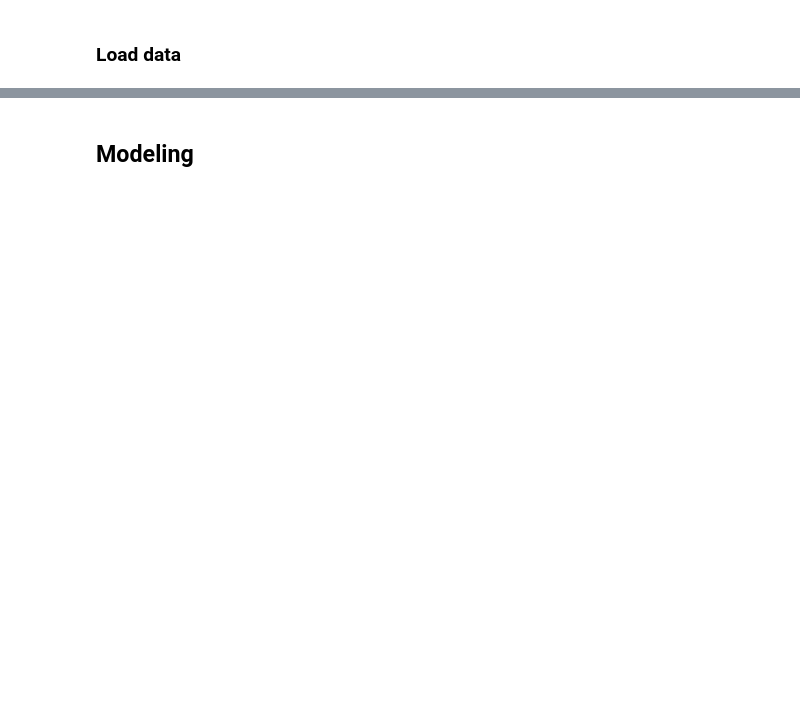
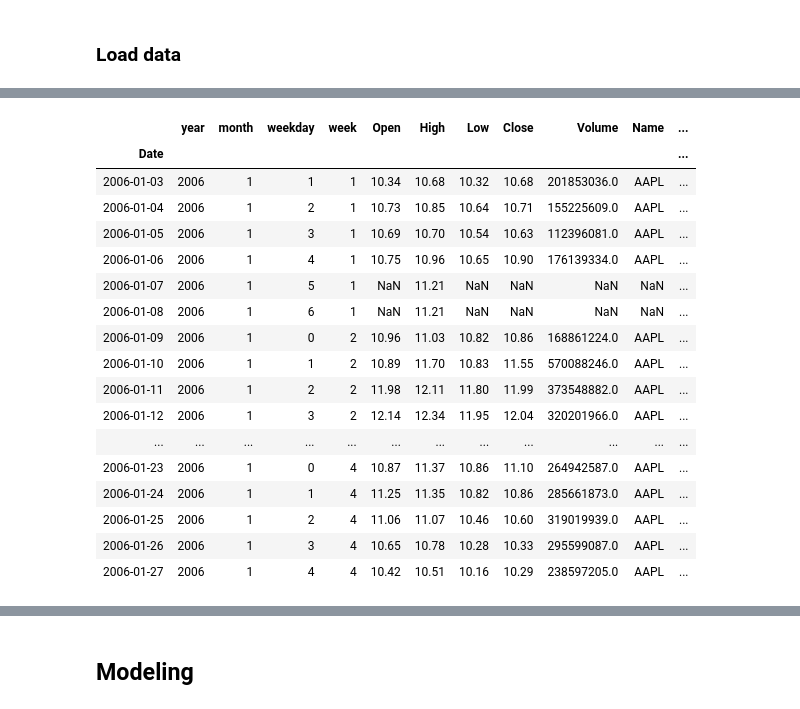
Before and after one commit to kendalvictor/tests_courses_research, a Jupyter notebook: YOUTUBE/codificandobits/09_Prediccion_de_acciones_en_la_bolsa_con_redes_LSTM-master/LSTM-build_real_prediction.ipynb, the cells around one changed output, grey strips where cells are left out. Drawn from its saved outputs; the diff is of its cells as text; code cells hidden in the pictures; blank space fills up the shorter version.

```diff
--- a/YOUTUBE/codificandobits/09_Prediccion_de_acciones_en_la_bolsa_con_redes_LSTM-master/LSTM-build_real_prediction.ipynb
+++ b/YOUTUBE/codificandobits/09_Prediccion_de_acciones_en_la_bolsa_con_redes_LSTM-master/LSTM-build_real_prediction.ipynb
@@ -36,0 +83,13 @@ dataset.index
+# %%
+df_date = pd.DataFrame(list_complete_date)
+df_date.columns = ['Date']
+df_date['Date'] = pd.to_datetime(df_date['Date'])
+df_date['year'] = df_date['Date'].dt.year
+df_date['month'] = df_date['Date'].dt.month
+df_date['weekday'] = df_date['Date'].dt.weekday
+df_date['week'] = df_date['Date'].dt.week
+
+dataset = df_date.merge(dataset, on='Date', how='left')
+
+display(dataset.head(7))
+display(dataset.tail(7))
@@ -37,2 +113,38 @@ dataset.index
+# %%
+inputation_key = ['year', 'month']
+
+df = dataset.merge(
+    dataset.groupby(
+        by=inputation_key
+    )['High'].median().reset_index().rename(
+        columns={'High':'High_month_median'}
+    ),
+    on=inputation_key,
+    how='left'
+)
+df['High'] = df['High'].combine_first(df['High_month_median'])
+df = df.set_index('Date')
+dataset = df.copy()
+
+dataset.head(25)
+# %% [output]
+|  | year | month | weekday | week | Open | High | Low | Close | Volume | Name | ... |
+| Date |  |  |  |  |  |  |  |  |  |  | ... |
+| 2006-01-03 | 2006 | 1 | 1 | 1 | 10.34 | 10.68 | 10.32 | 10.68 | 201853036.0 | AAPL | ... |
+| 2006-01-04 | 2006 | 1 | 2 | 1 | 10.73 | 10.85 | 10.64 | 10.71 | 155225609.0 | AAPL | ... |
+| 2006-01-05 | 2006 | 1 | 3 | 1 | 10.69 | 10.70 | 10.54 | 10.63 | 112396081.0 | AAPL | ... |
+| 2006-01-06 | 2006 | 1 | 4 | 1 | 10.75 | 10.96 | 10.65 | 10.90 | 176139334.0 | AAPL | ... |
+| 2006-01-07 | 2006 | 1 | 5 | 1 | NaN | 11.21 | NaN | NaN | NaN | NaN | ... |
+| 2006-01-08 | 2006 | 1 | 6 | 1 | NaN | 11.21 | NaN | NaN | NaN | NaN | ... |
+| 2006-01-09 | 2006 | 1 | 0 | 2 | 10.96 | 11.03 | 10.82 | 10.86 | 168861224.0 | AAPL | ... |
+| 2006-01-10 | 2006 | 1 | 1 | 2 | 10.89 | 11.70 | 10.83 | 11.55 | 570088246.0 | AAPL | ... |
+| 2006-01-11 | 2006 | 1 | 2 | 2 | 11.98 | 12.11 | 11.80 | 11.99 | 373548882.0 | AAPL | ... |
+| 2006-01-12 | 2006 | 1 | 3 | 2 | 12.14 | 12.34 | 11.95 | 12.04 | 320201966.0 | AAPL | ... |
+| ... | ... | ... | ... | ... | ... | ... | ... | ... | ... | ... | ... |
+| 2006-01-23 | 2006 | 1 | 0 | 4 | 10.87 | 11.37 | 10.86 | 11.10 | 264942587.0 | AAPL | ... |
+| 2006-01-24 | 2006 | 1 | 1 | 4 | 11.25 | 11.35 | 10.82 | 10.86 | 285661873.0 | AAPL | ... |
+| 2006-01-25 | 2006 | 1 | 2 | 4 | 11.06 | 11.07 | 10.46 | 10.60 | 319019939.0 | AAPL | ... |
+| 2006-01-26 | 2006 | 1 | 3 | 4 | 10.65 | 10.78 | 10.28 | 10.33 | 295599087.0 | AAPL | ... |
+| 2006-01-27 | 2006 | 1 | 4 | 4 | 10.42 | 10.51 | 10.16 | 10.29 | 238597205.0 | AAPL | ... |
 # %%
 dataset.index.min(), dataset.index.max(), dataset.shape
```
Also changed, not shown: parts of 30 cells of this notebook, 1 other file.
